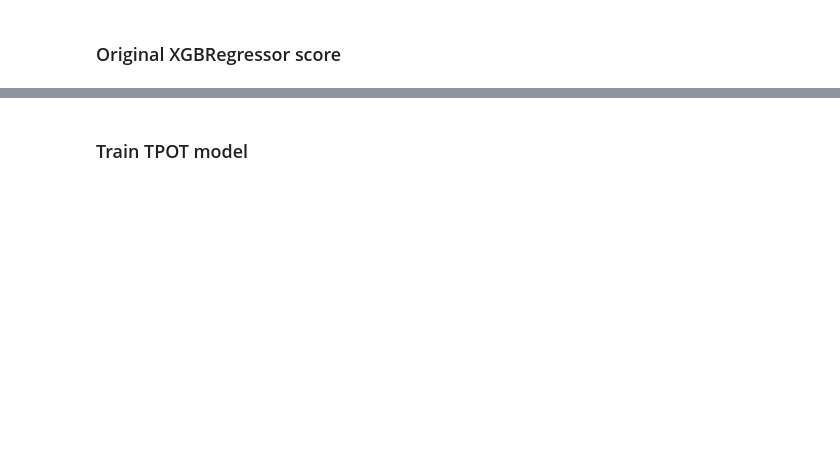
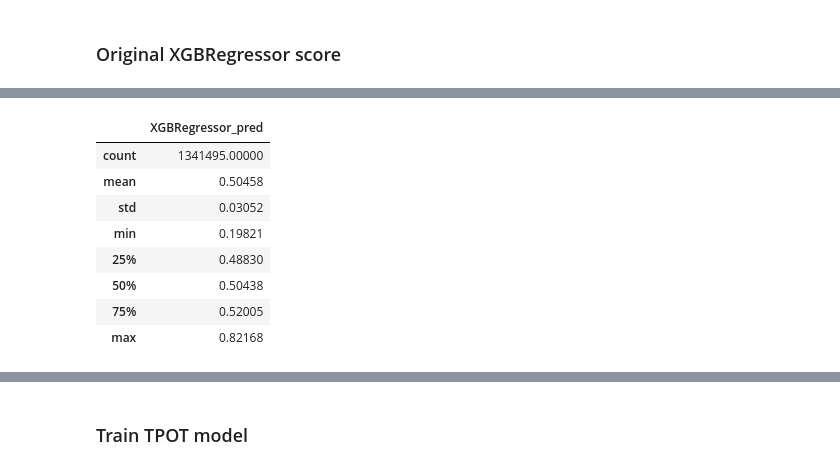
Before and after one commit to melgazar9/trading, a Jupyter notebook: numerai_project/dev/notebooks/TPOT_test.ipynb, the cells around one changed output, grey strips where cells are left out. Cells and saved outputs as stored; diff of their text form; code cells hidden in the pictures; blank space fills up the shorter version.

```diff
--- a/numerai_project/dev/notebooks/TPOT_test.ipynb
+++ b/numerai_project/dev/notebooks/TPOT_test.ipynb
@@ -29,5 +29,7 @@ from sklearn.base import TransformerMixin
 if platform.system() != 'Windows':
     mp.set_start_method('forkserver')
 sys.path.append(os.getcwd())
+# %%
+pd.set_option('display.float_format', lambda x: '%.5f' % x)
 # %%
 model_dict = dill.load(open('/media/melgazar9/HDD_10TB/trading/objects/XGBRegressor_2022-03-17_16_28_00.pkl', 'rb'))
@@ -94 +105,13 @@ Train xgboost RMSE: 0.210123192139244
+# %%
+model_dict['df_pred'][['XGBRegressor_pred']].describe()
+# %% [output]
+|  | XGBRegressor_pred |
+| count | 1341495.00000 |
+| mean | 0.50458 |
+| std | 0.03052 |
+| min | 0.19821 |
+| 25% | 0.48830 |
+| 50% | 0.50438 |
+| 75% | 0.52005 |
+| max | 0.82168 |
 # %%
```
Also changed, not shown: parts of 11 cells of this notebook, 1 other file.
